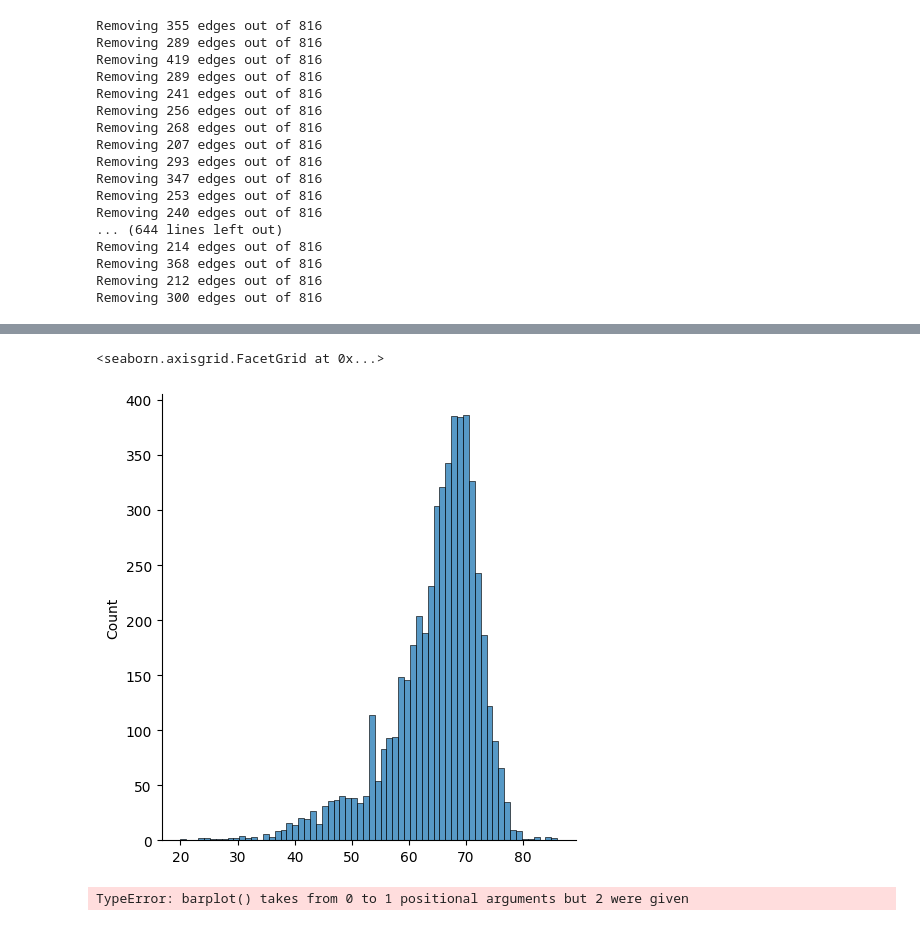
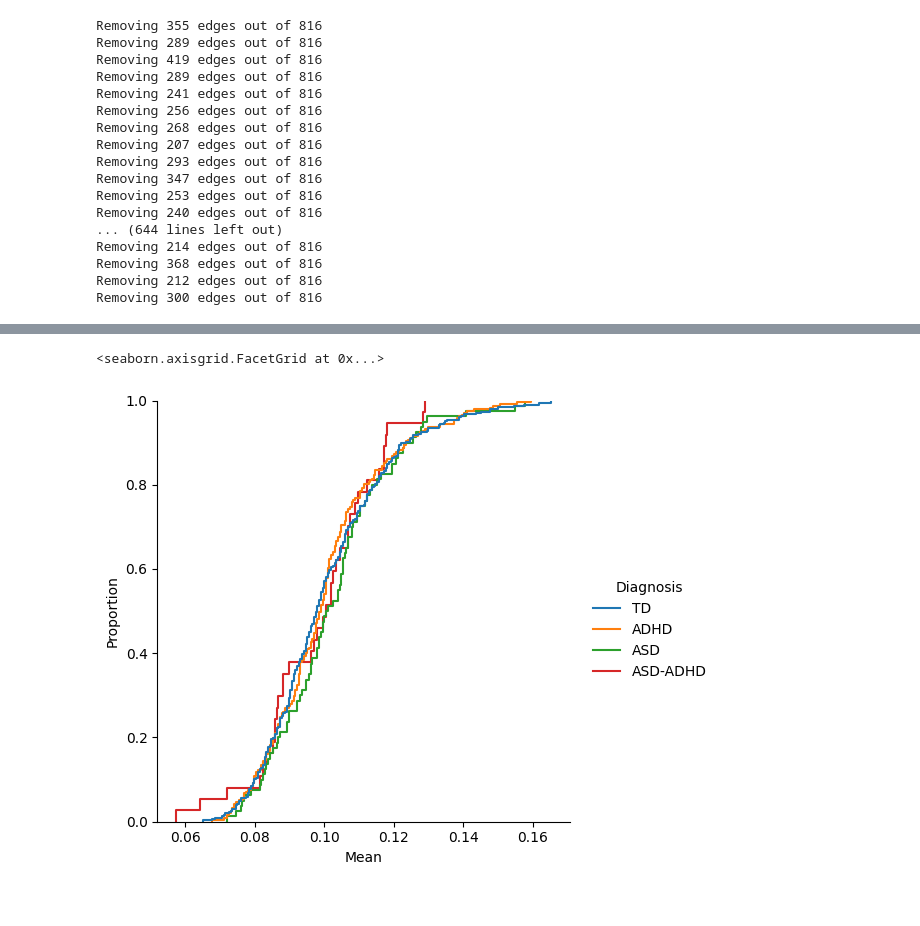
Before and after one commit to malt1114/Thesis_Neurodiversity, a Jupyter notebook: notebooks/eda/Network EDA.ipynb, the cells around one changed output, grey strips where cells are left out. Cells and saved outputs as stored; diff of their text form; code cells hidden in the pictures.

```diff
--- a/notebooks/eda/Network EDA.ipynb
+++ b/notebooks/eda/Network EDA.ipynb
@@ -212,9 +239,24 @@ sns.displot(dia_degrees['ASD-ADHD'])
-# %%
-sns.displot(dia_degrees['TD'])
-# %% [output]
-<seaborn.axisgrid.FacetGrid at 0x...>
-[figure, removed]
-# %%
-sns.barplot(*np.unique(dia_degrees['TD'], return_counts=True))
-# %% [output]
-TypeError: barplot() takes from 0 to 1 positional arguments but 2 were given
+# %%
+bw= []
+bw_node = []
+
+for key, value in less_e_network_dict.items():
+    betweenness = nx.betweenness_centrality(value['network'],
+                                    k=None,
+                                    normalized=True,
+                                    weight='edge_features',
+                                    endpoints=False,
+                                    seed=None)
+    mean = statistics.mean(betweenness.values())
+    bw.append([value['diagnosis'], mean])
+
+    for n, bwn in betweenness.items():
+        bw_node.append([value['diagnosis'], n, bwn])
+
+betweenness = pd.DataFrame(bw, columns= ['Diagnosis', 'Mean'])
+betweenness_node = pd.DataFrame(bw_node, columns= ['Diagnosis', 'Node', 'BW'])
+# %%
+sns.displot(betweenness, x = 'Mean', hue='Diagnosis', kind="ecdf")
+# %% [output]
+<seaborn.axisgrid.FacetGrid at 0x...>
+[figure, added]
```
Also changed, not shown: parts of 20 cells of this notebook, 17 other files.
